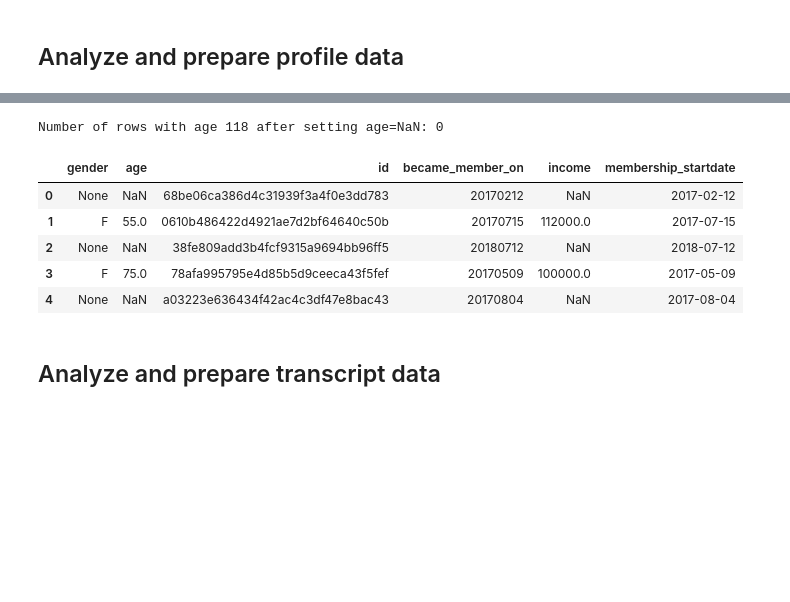
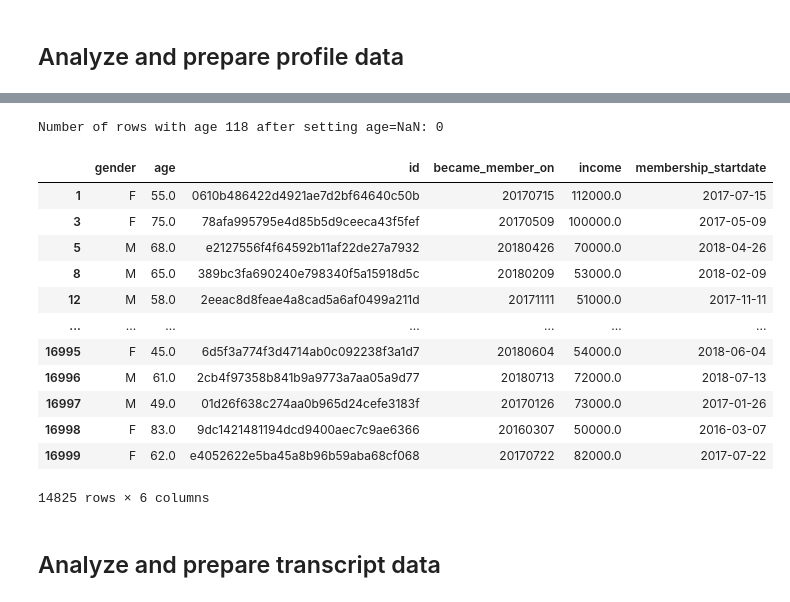
Before and after one commit to Sopka/udacity-starbucks-capstone, a Jupyter notebook: Starbucks_Capstone_notebook.ipynb, the cells around one changed output, grey strips where cells are left out. Cells and saved outputs as stored; diff of their text form; code cells hidden in the pictures; blank space fills up the shorter version.

```diff
--- a/Starbucks_Capstone_notebook.ipynb
+++ b/Starbucks_Capstone_notebook.ipynb
@@ -271,26 +276,34 @@ Age of 118 has exactly 2175 hits. The same count as number of NaNs. So are they
 # %%
-def prepare_profile(profile):
+def prepare_profile(profile ):
     profile = profile.copy()  # do not alter the original values outside of this function
 
     # correct highly possible fake value with age==118
     profile.age = profile.age.apply(lambda x: np.nan if x == 118 else x) # reset age==118 to NaN
     print("Number of rows with age 118 after setting age=NaN: " + str(profile[profile.age == 118].income.isnull().count()))
 
     # convert int date to real datetime
     profile['membership_startdate'] = pd.to_datetime(profile['became_member_on'], format='%Y%m%d')
-
+    # delete persons with only null entries from our data set
+    profile = profile[~(profile.gender.isnull() & profile.age.isnull() & profile.income.isnull())]
     return profile
 
 pprofile = prepare_profile(profile)
-pprofile.head()
+pprofile
 # %% [output]
 Number of rows with age 118 after setting age=NaN: 0
 |  | gender | age | id | became_member_on | income | membership_startdate |
-| 0 | None | NaN | 68be06ca386d4c31939f3a4f0e3dd783 | 20170212 | NaN | 2017-02-12 |
 | 1 | F | 55.0 | 0610b486422d4921ae7d2bf64640c50b | 20170715 | 112000.0 | 2017-07-15 |
-| 2 | None | NaN | 38fe809add3b4fcf9315a9694bb96ff5 | 20180712 | NaN | 2018-07-12 |
 | 3 | F | 75.0 | 78afa995795e4d85b5d9ceeca43f5fef | 20170509 | 100000.0 | 2017-05-09 |
-| 4 | None | NaN | a03223e636434f42ac4c3df47e8bac43 | 20170804 | NaN | 2017-08-04 |
+| 5 | M | 68.0 | e2127556f4f64592b11af22de27a7932 | 20180426 | 70000.0 | 2018-04-26 |
+| 8 | M | 65.0 | 389bc3fa690240e798340f5a15918d5c | 20180209 | 53000.0 | 2018-02-09 |
+| 12 | M | 58.0 | 2eeac8d8feae4a8cad5a6af0499a211d | 20171111 | 51000.0 | 2017-11-11 |
+| ... | ... | ... | ... | ... | ... | ... |
+| 16995 | F | 45.0 | 6d5f3a774f3d4714ab0c092238f3a1d7 | 20180604 | 54000.0 | 2018-06-04 |
+| 16996 | M | 61.0 | 2cb4f97358b841b9a9773a7aa05a9d77 | 20180713 | 72000.0 | 2018-07-13 |
+| 16997 | M | 49.0 | 01d26f638c274aa0b965d24cefe3183f | 20170126 | 73000.0 | 2017-01-26 |
+| 16998 | F | 83.0 | 9dc1421481194dcd9400aec7c9ae6366 | 20160307 | 50000.0 | 2016-03-07 |
+| 16999 | F | 62.0 | e4052622e5ba45a8b96b59aba68cf068 | 20170722 | 82000.0 | 2017-07-22 |
+14825 rows × 6 columns
 # %% [markdown]
 ## Analyze and prepare transcript data
 # %%
```
Also changed, not shown: parts of 24 cells of this notebook.
